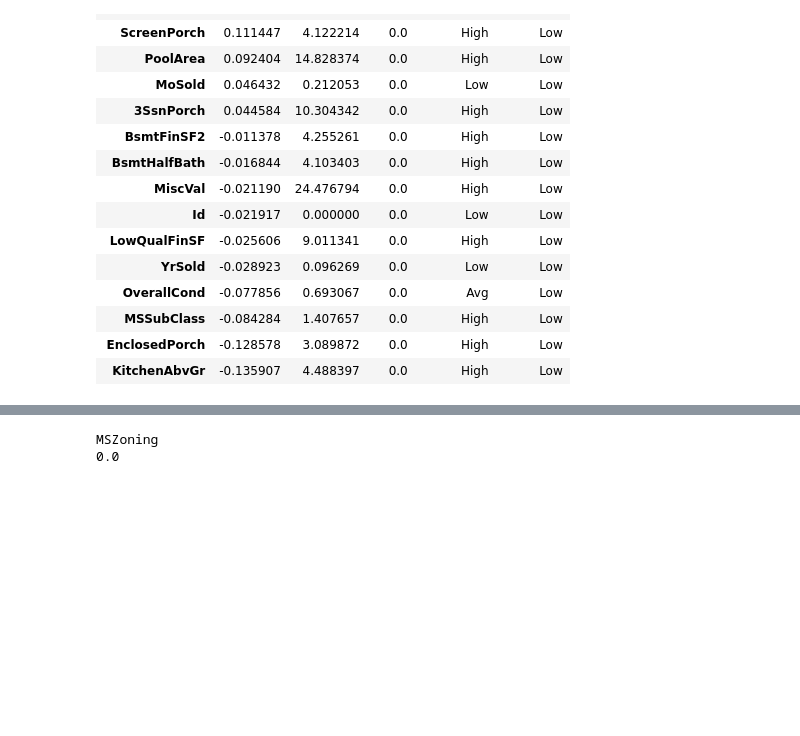
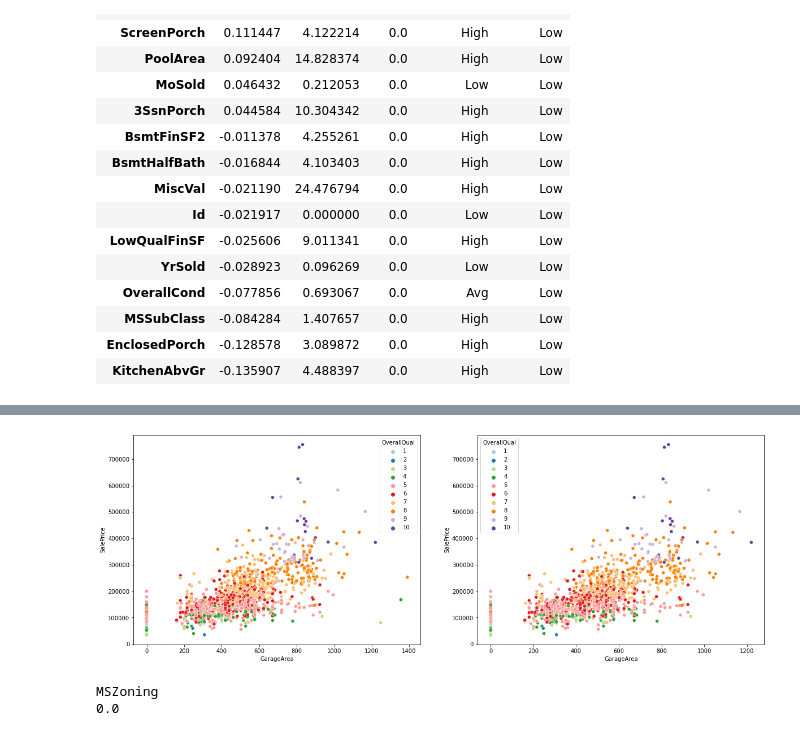
Before and after one commit to Nikalozj/House-Prices-Kaggle, a Jupyter notebook: Exploratory Data Analysis.ipynb, the cells around one changed output, grey strips where cells are left out. Cells and saved outputs as stored; diff of their text form; code cells hidden in the pictures; blank space fills up the shorter version.

Commit message:
Remove outliers

```diff
--- a/Exploratory Data Analysis.ipynb
+++ b/Exploratory Data Analysis.ipynb
@@ -234,0 +284,17 @@ df[df['CorrType'] == 'Low']
+# %%
+# Remove 2 outliers based on GrLivArea - housing[housing['GrLivArea'] < 4600]
+housing = housing[housing['GrLivArea'] < 4600]
+# %%
+# What to remove using GrLivArea
+fig = plt.figure(figsize = (20, 15))
+
+fig_1 = fig.add_subplot(221)
+sns.scatterplot(x = 'GarageArea', y = 'SalePrice', data = housing, hue = 'OverallQual', palette = 'Paired')
+
+fig_1 = fig.add_subplot(222)
+sns.scatterplot(x = 'GarageArea', y = 'SalePrice', data = housing[housing['GarageArea'] < 1230],
+                hue = 'OverallQual', palette = 'Paired')
+
+plt.show()
+# %% [output]
+[figure, added]
```
Also changed, not shown: parts of 7 cells of this notebook.
